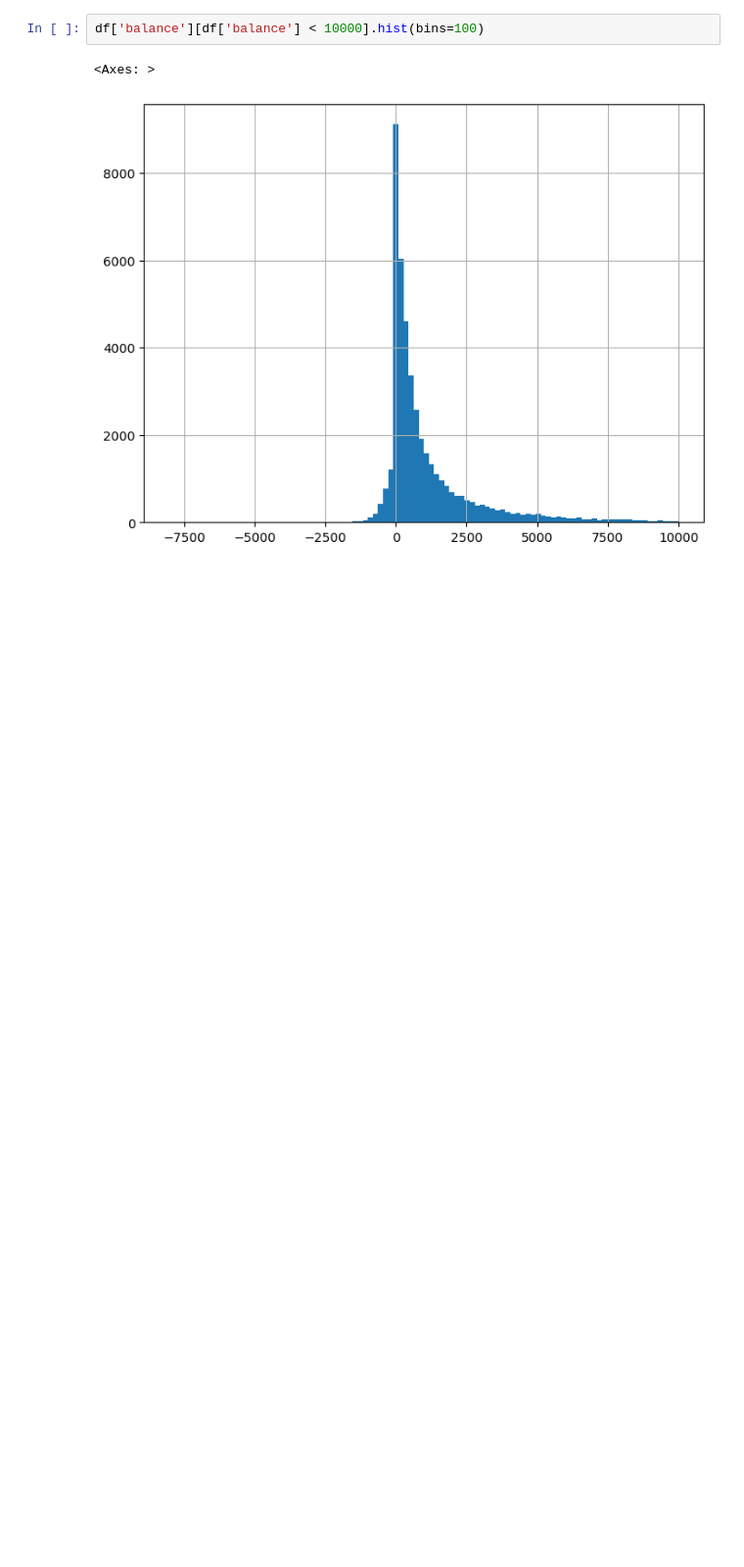
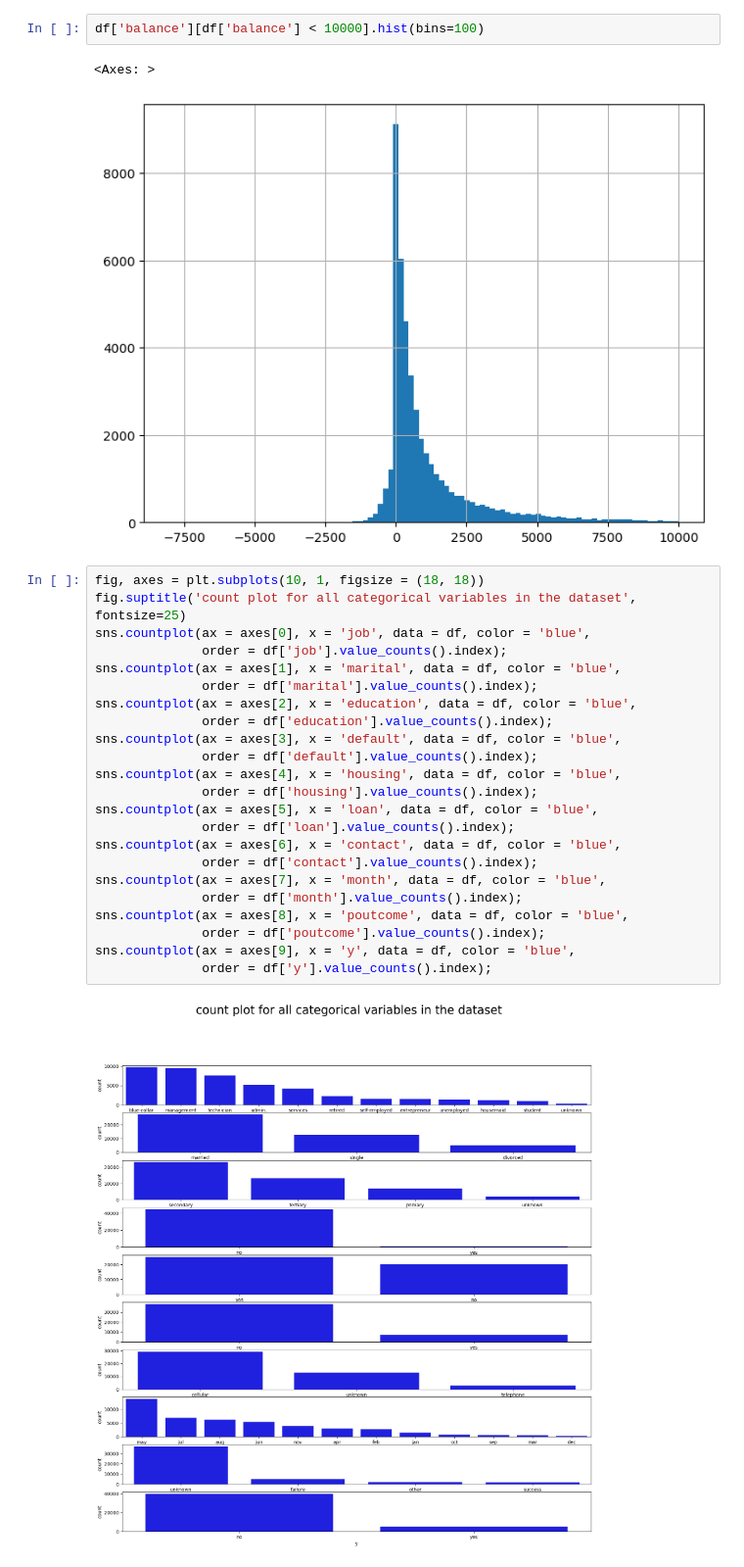
Before and after one commit to mobinghasemi/Classification_Algs_on_BankDataSet, a Jupyter notebook: ML_Algorithms.ipynb, the cells around one changed output. Shown at 98% size. Cells and saved outputs as stored; diff of their text form; blank space fills up the shorter version.

Commit message:
count plot for all categorical variables in the dataset

```diff
--- a/ML_Algorithms.ipynb
+++ b/ML_Algorithms.ipynb
@@ -415,3 +415,28 @@ df['balance'][df['balance'] < 10000].hist(bins=100)
 # %% [output]
 <Axes: >
 [figure]
+# %%
+fig, axes = plt.subplots(10, 1, figsize = (18, 18))
+fig.suptitle('count plot for all categorical variables in the dataset', fontsize=25)
+sns.countplot(ax = axes[0], x = 'job', data = df, color = 'blue',
+              order = df['job'].value_counts().index);
+sns.countplot(ax = axes[1], x = 'marital', data = df, color = 'blue',
+              order = df['marital'].value_counts().index);
+sns.countplot(ax = axes[2], x = 'education', data = df, color = 'blue',
+              order = df['education'].value_counts().index);
+sns.countplot(ax = axes[3], x = 'default', data = df, color = 'blue',
+              order = df['default'].value_counts().index);
+sns.countplot(ax = axes[4], x = 'housing', data = df, color = 'blue',
+              order = df['housing'].value_counts().index);
+sns.countplot(ax = axes[5], x = 'loan', data = df, color = 'blue',
+              order = df['loan'].value_counts().index);
+sns.countplot(ax = axes[6], x = 'contact', data = df, color = 'blue',
+              order = df['contact'].value_counts().index);
+sns.countplot(ax = axes[7], x = 'month', data = df, color = 'blue',
+              order = df['month'].value_counts().index);
+sns.countplot(ax = axes[8], x = 'poutcome', data = df, color = 'blue',
+              order = df['poutcome'].value_counts().index);
+sns.countplot(ax = axes[9], x = 'y', data = df, color = 'blue',
+              order = df['y'].value_counts().index);
+# %% [output]
+[figure, added]
```
